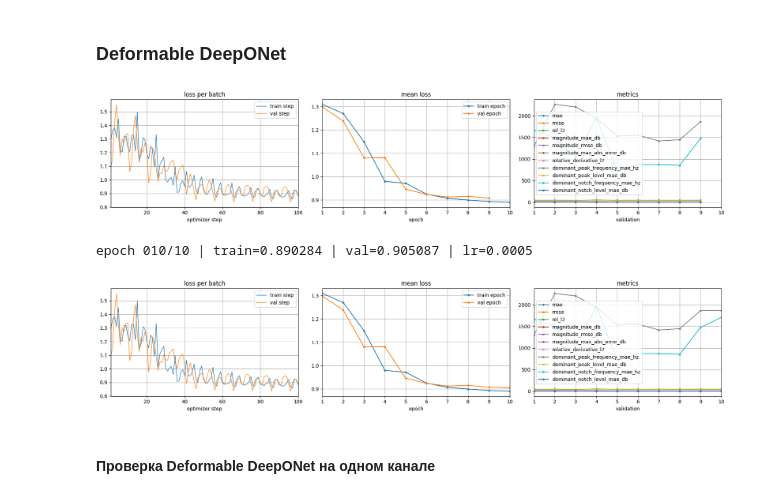
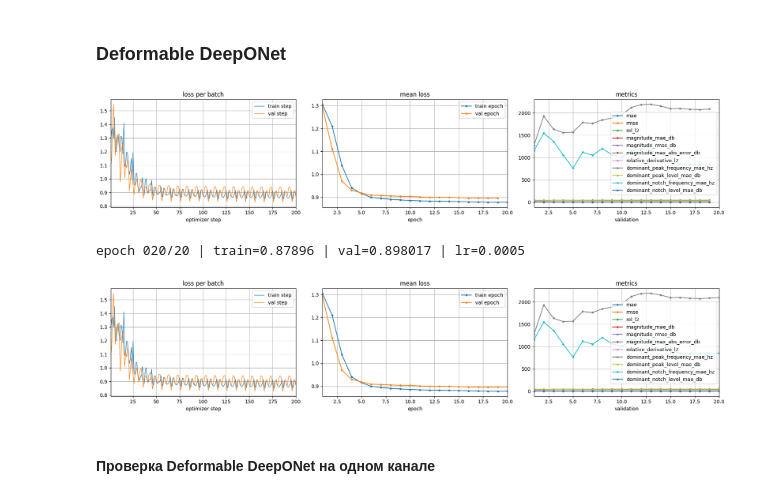
Before and after one commit to Erykalkin/webster, a Jupyter notebook: forward.ipynb, the cells around one changed output. Saved outputs shown, nothing was run; the diff lists cells and outputs as text; code cells hidden in the pictures.

```diff
--- a/forward.ipynb
+++ b/forward.ipynb
@@ -66,12 +66,16 @@ transfer_loss_db_kwargs = {
     "magnitude_weight": 0.1,
     "db_derivative_weight": 0.02,
     "peak_weight": 0.0,
+    "peak_level_weight": 0.05,
     "complex_weight": 0.0,
     "complex_derivative_weight": 0.0,
     "phase_weight": 0.0,
     "db_error_scale": 10.0,
     "db_derivative_scale": 0.01,
     "peak_temperature_db": 3.0,
+    "peak_min_prominence_db": 1.0,
+    "peak_min_distance_hz": 40.0,
+    "peak_max_count": None,
     "phase_dynamic_range_db": 40.0,
     "min_db": -100.0,
     "eps": 1e-8,
@@ -497,37 +503,37 @@ deformable_deeponet = TransferFunctionDeformableDeepONet(
 ).to(device)
 
 deformable_deeponet_optimizer = make_optimizer(
     deformable_deeponet,
     lr=5e-4,
     weight_decay=1e-4,
 )
 
 deformable_deeponet_history = fit(
     deformable_deeponet,
     deformable_deeponet_optimizer,
     train_loader,
     val_loader,
     criterion=criterion,
     batch_to_xy=deeponet_batch_to_xy,
     config=TrainConfig(
-        epochs=10,
+        epochs=20,
         steps_per_epoch=steps_per_epoch,
         val_steps=val_steps,
         device=device,
         show_progress=False,
         live_plot_every_steps=50,
         grad_clip_norm=None,
         checkpoint_name=deformable_deeponet_checkpoint_name,
         save_every_steps=None,
         validation_metrics=validation_metrics,
     ),
 )
 
 plot_history(deformable_deeponet_history)
 # %% [output]
-[figure, old version]
+[figure, new version]
-epoch 010/10 | train=0.890284 | val=0.905087 | lr=0.0005
+epoch 020/20 | train=0.87896 | val=0.898017 | lr=0.0005
-[figure, old version]
+[figure, new version]
 # %% [markdown]
 #### Проверка Deformable DeepONet на одном канале
 # %%
```
Also changed, not shown: parts of 4 cells of this notebook, 5 other files.
